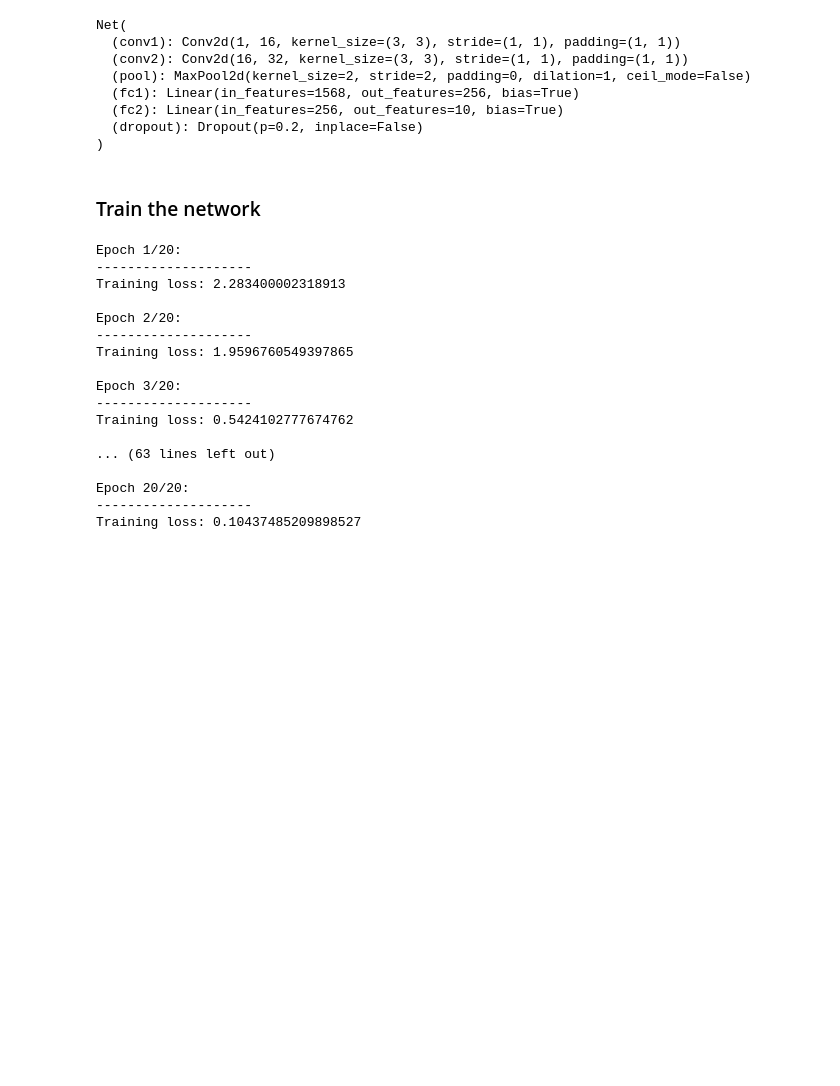
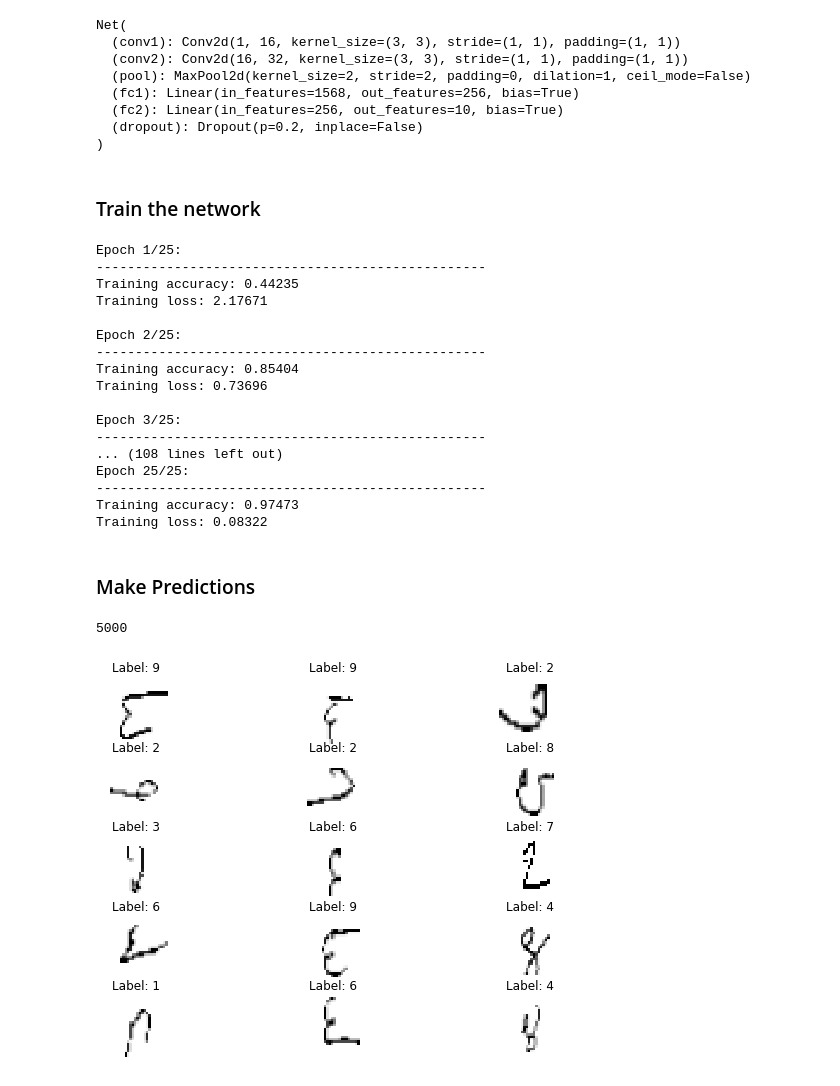
Before and after one commit to ironcladgeek/Kaggle-Competitions, a Jupyter notebook: Computer-Vision/Kannada-MNIST/Kannada-MNIST_PyTorch.ipynb, the cells around one changed output. Cells and saved outputs as stored; diff of their text form; code cells hidden in the pictures; blank space fills up the shorter version.

Commit message:
Kannada-MNIST --> made preds & saved model

```diff
--- a/Computer-Vision/Kannada-MNIST/Kannada-MNIST_PyTorch.ipynb
+++ b/Computer-Vision/Kannada-MNIST/Kannada-MNIST_PyTorch.ipynb
@@ -181,7 +181,7 @@ class Net(nn.Module):
         x = self.dropout(x)
         x = F.relu(self.fc1(x))
         x = self.dropout(x)
-        x = self.fc2(x)
+        x = F.log_softmax(self.fc2(x), dim=1)
 
         return x
 # %%
@@ -200,13 +200,16 @@ Net(
 # %% [markdown]
 ### Train the network
 # %%
-criterion = nn.CrossEntropyLoss()
+model = Net()
+model = model.to(device)
+criterion = nn.NLLLoss()
 optimizer = optim.SGD(params=model.parameters(), lr=0.003)
-ephocs = 20
+ephocs = 25
 
 train_losses, train_accs = [], []
 
 for e in range(ephocs):
+    model.train()
     run_loss = 0.0
     run_acc = 0.0
 
@@ -216,31 +219,38 @@ for e in range(ephocs):
 
         optimizer.zero_grad()
 
-        output = model.forward(images)
-        loss = criterion(output, labels)
+        logit = model.forward(images)
+        ps = torch.exp(logit)                       # convert log_softmax values to probabilities
+        top_p, top_c = torch.max(ps, dim=1)         # get the max probability value and class
+        loss = criterion(logit, labels)
         loss.backward()
         optimizer.step()
 
+        # check the equality of predicted classes and true labels
+        equals = (top_c == labels.view(*top_c.shape)).type(torch.FloatTensor)
+
+        run_acc += torch.mean(equals).item()
         run_loss += loss.item()
     else:
         print(f'Epoch {e+1}/{ephocs}:')
-        print('-'*20)
-        print(f'Training loss: {run_loss/len(train_dataloader)}\n')
+        print('-'*50)
+        print(f'Training accuracy: {round(run_acc/len(train_dataloader), 5)}')
+        print(f'Training loss: {round(run_loss/len(train_dataloader), 5)}\n')
 # %% [output]
-Epoch 1/20:
---------------------
-Training loss: 2.283400002318913
+Epoch 1/25:
+--------------------------------------------------
+Training accuracy: 0.44235
+Training loss: 2.17671
 
-Epoch 2/20:
---------------------
-Training loss: 1.9596760549397865
+Epoch 2/25:
+--------------------------------------------------
+Training accuracy: 0.85404
+Training loss: 0.73696
 
-Epoch 3/20:
---------------------
-Training loss: 0.5424102777674762
-
-... (63 lines left out)
-
-Epoch 20/20:
---------------------
-Training loss: 0.10437485209898527
+Epoch 3/25:
+--------------------------------------------------
+... (108 lines left out)
+Epoch 25/25:
+--------------------------------------------------
+Training accuracy: 0.97473
+Training loss: 0.08322
@@ -246,0 +263,23 @@ Training loss: 0.10437485209898527
+# %% [markdown]
+### Make Predictions
+# %%
+# set model to evaluation mode
+model.eval()
+preds = []
+
+for images in test_dataloader:
+    images = images.to(device)
+    logit = model.forward(images)
+    ps = torch.exp(logit)
+    top_p, top_c = torch.max(ps, dim=1)
+    preds.extend(top_c.to('cpu'))
+
+preds = [p.item() for p in preds]
+# %%
+len(preds)
+# %% [output]
+5000
+# %%
+batch_show(testset, preds, n_images=15)
+# %% [output]
+[figure, added]
```
Also changed, not shown: parts of 9 cells of this notebook.
